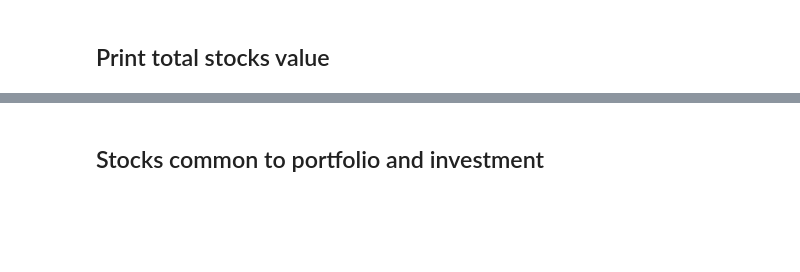
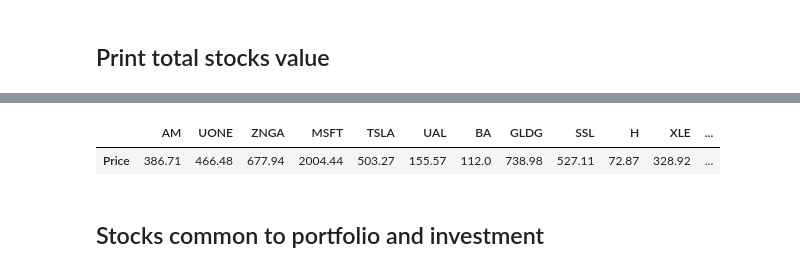
Before and after one commit to kgraghav/Stocks_Analysis, a Jupyter notebook: view_robin_stocks.ipynb, the cells around one changed output, grey strips where cells are left out. Cells and saved outputs as stored; diff of their text form; code cells hidden in the pictures; blank space fills up the shorter version.

```diff
--- a/view_robin_stocks.ipynb
+++ b/view_robin_stocks.ipynb
@@ -88,6 +87,15 @@ for i in range(len(crypto_holdings)):
         crypto_price=crypto_qty*crypto_mark_price
         price_list.append(crypto_price)
         ticker_list.append('{}.USD'.format(crypto_holdings[i]['currency']['code']))
+# %%
+######## Equity of stocks #################
+df_allstock_equity=pd.DataFrame(index=['Price'],columns=ticker_list);
+df_allstock_equity.loc['Price',:]=price_list;
+allstock_equity_cols=df_allstock_equity.columns.tolist()
+df_allstock_equity
+# %% [output]
+|  | AM | UONE | ZNGA | MSFT | TSLA | UAL | BA | GLDG | SSL | H | XLE | ... |
+| Price | 386.71 | 466.48 | 677.94 | 2004.44 | 503.27 | 155.57 | 112.0 | 738.98 | 527.11 | 72.87 | 328.92 | ... |
 # %% [markdown]
 ## Stocks common to portfolio and investment
 # %%
```
Also changed, not shown: parts of 10 cells of this notebook.
